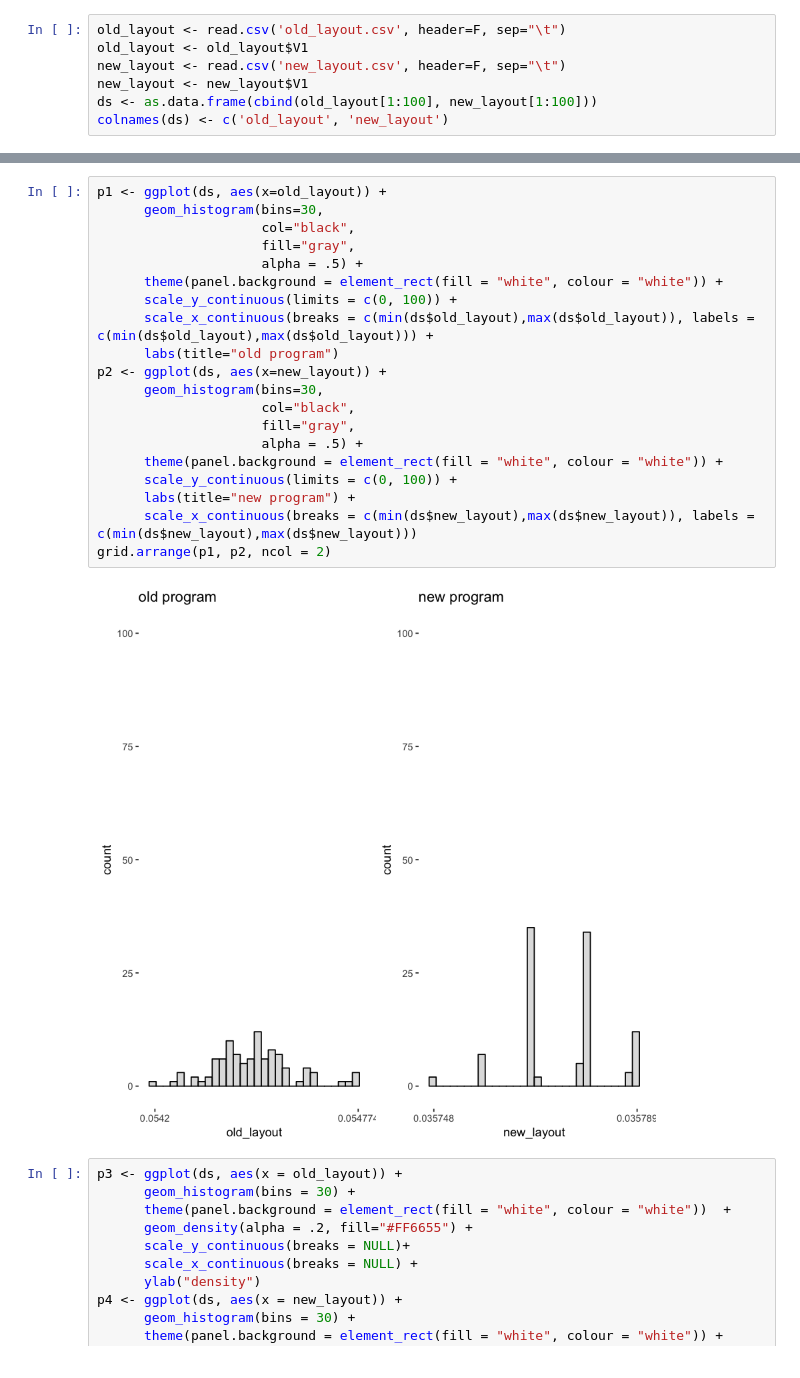
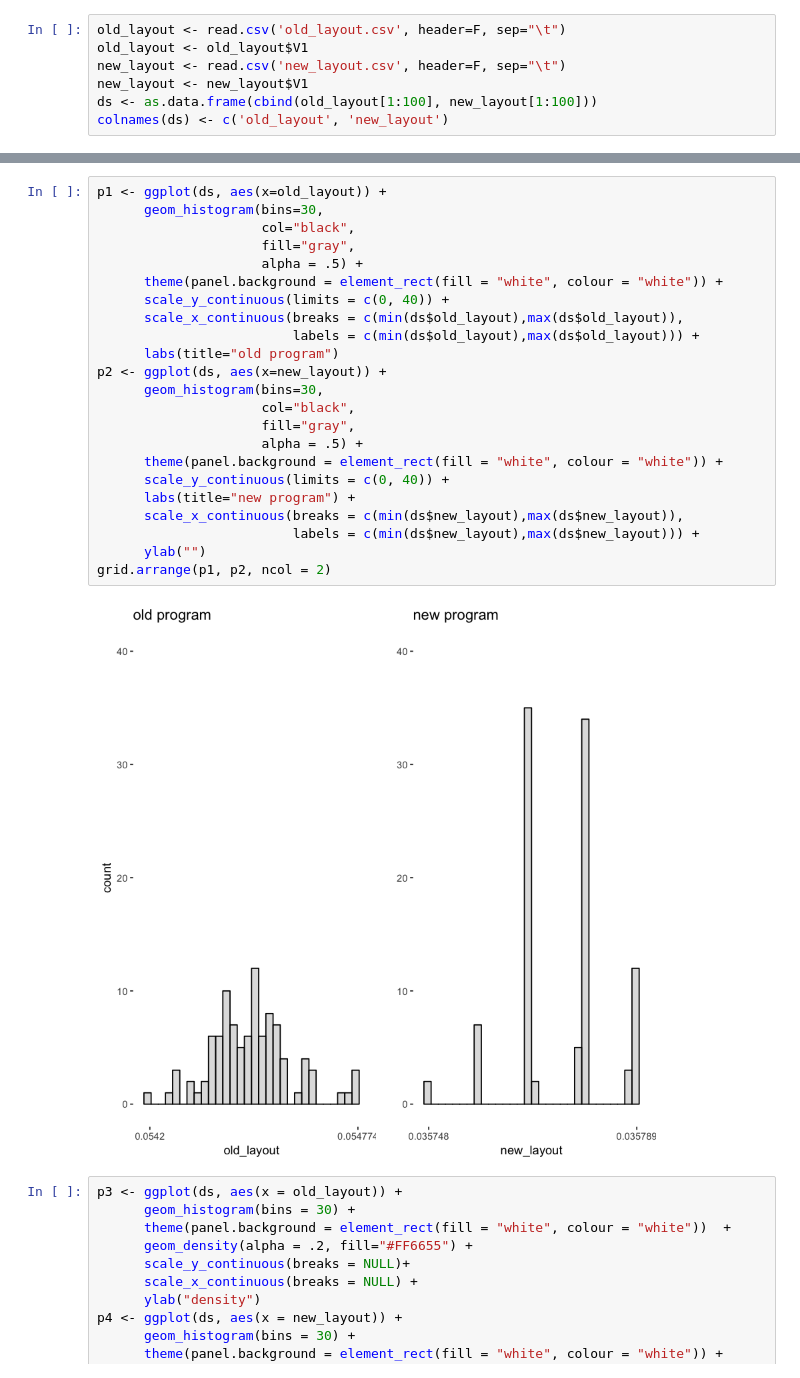
Before and after one commit to roberto0/INFO337, a Jupyter notebook: INFOVis.ipynb, the cells around one changed output, grey strips where cells are left out. Saved outputs shown, nothing was run; the diff lists cells and outputs as text.

```diff
--- a/INFOVis.ipynb
+++ b/INFOVis.ipynb
@@ -42,25 +45,28 @@ grid.arrange(p1, p2, ncol = 2)
 # %%
 p1 <- ggplot(ds, aes(x=old_layout)) +
       geom_histogram(bins=30,
                      col="black",
                      fill="gray",
                      alpha = .5) +
       theme(panel.background = element_rect(fill = "white", colour = "white")) +
-      scale_y_continuous(limits = c(0, 100)) +
-      scale_x_continuous(breaks = c(min(ds$old_layout),max(ds$old_layout)), labels = c(min(ds$old_layout),max(ds$old_layout))) +
+      scale_y_continuous(limits = c(0, 40)) +
+      scale_x_continuous(breaks = c(min(ds$old_layout),max(ds$old_layout)),
+                         labels = c(min(ds$old_layout),max(ds$old_layout))) +
       labs(title="old program")
 p2 <- ggplot(ds, aes(x=new_layout)) +
       geom_histogram(bins=30,
                      col="black",
                      fill="gray",
                      alpha = .5) +
       theme(panel.background = element_rect(fill = "white", colour = "white")) +
-      scale_y_continuous(limits = c(0, 100)) +
+      scale_y_continuous(limits = c(0, 40)) +
       labs(title="new program") +
-      scale_x_continuous(breaks = c(min(ds$new_layout),max(ds$new_layout)), labels = c(min(ds$new_layout),max(ds$new_layout)))
+      scale_x_continuous(breaks = c(min(ds$new_layout),max(ds$new_layout)),
+                         labels = c(min(ds$new_layout),max(ds$new_layout))) +
+      ylab("")
 grid.arrange(p1, p2, ncol = 2)
 # %% [output]
-[figure, old version]
+[figure, new version]
 # %%
 p3 <- ggplot(ds, aes(x = old_layout)) +
       geom_histogram(bins = 30) +
```
Also changed, not shown: parts of 1 cell of this notebook.
